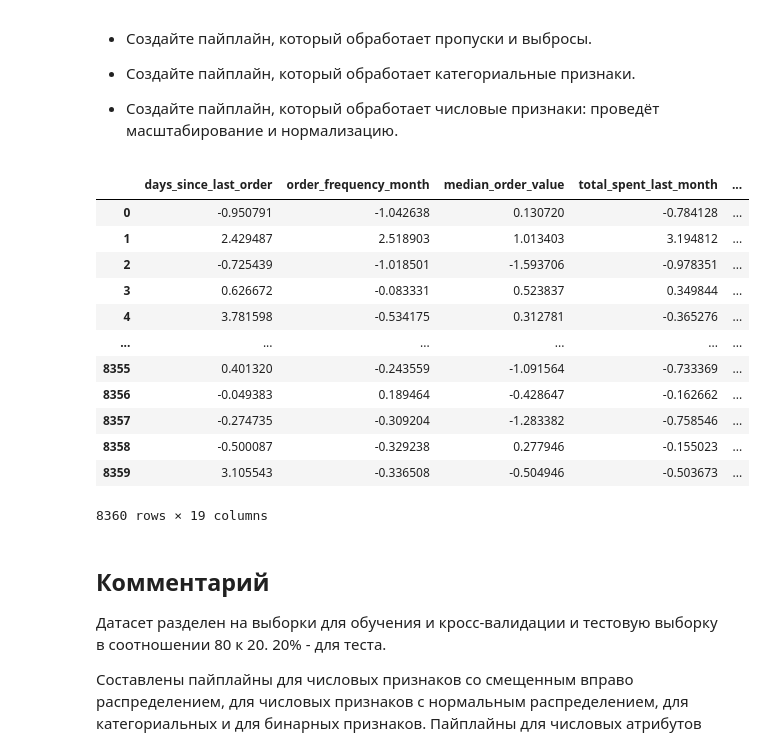
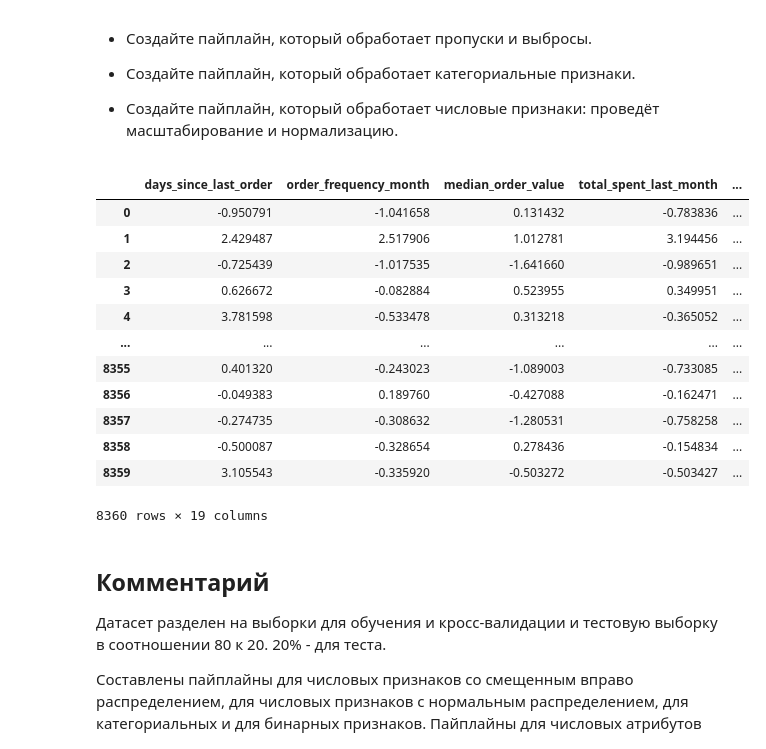
Before and after one commit to TemaQDX/project_happy_coffe_beans, a Jupyter notebook: happy_coffee_beans_project_sprint_11_Artem_Burov.ipynb, the cells around one changed output. Saved outputs shown, nothing was run; the diff lists cells and outputs as text; code cells hidden in the pictures.

```diff
--- a/happy_coffee_beans_project_sprint_11_Artem_Burov.ipynb
+++ b/happy_coffee_beans_project_sprint_11_Artem_Burov.ipynb
@@ -1287,7 +1269,7 @@ target_encoder = TargetEncoder()
 std_scaler = StandardScaler()
 # %%
 # Функция замены выбросов
-def clip_outliers(X, lower_percentile=1, upper_percentile=99):
+def clip_outliers(X, lower_percentile=0, upper_percentile=None):
 
     X = np.array(X)
     X_clipped = np.zeros_like(X)
@@ -1312,7 +1294,7 @@ def clip_outliers(X, lower_percentile=1, upper_percentile=99):
 
 num_clip_outliers_transformer = FunctionTransformer(
     func=clip_outliers,
-    kw_args={'lower_percentile': 1, 'upper_percentile': 99},
+    kw_args={'lower_percentile': 0, 'upper_percentile': 99},
     validate=True
     )
 
@@ -1371,7 +1356,7 @@ ohe_transformer = preprocessor.named_transformers_['cat_ohe']
 ohe_names = ohe_transformer.named_steps['one_hot_encoder'].get_feature_names_out(cat_features_ohe)
 
 # Собираем все имена
-all_names = (
+all_names_base_model = (
     num_features_right_skewed +
     num_features_normal +
     list(ohe_names) +
@@ -1379,20 +1364,20 @@ all_names = (
     binary_features
 )
 # %%
-pd.DataFrame(X_train_val_transformed, columns=all_names)
+pd.DataFrame(X_train_val_transformed, columns=all_names_base_model)
 # %% [output]
 |  | days_since_last_order | order_frequency_month | median_order_value | total_spent_last_month | ... |
-| 0 | -0.950791 | -1.042638 | 0.130720 | -0.784128 | ... |
-| 1 | 2.429487 | 2.518903 | 1.013403 | 3.194812 | ... |
-| 2 | -0.725439 | -1.018501 | -1.593706 | -0.978351 | ... |
-| 3 | 0.626672 | -0.083331 | 0.523837 | 0.349844 | ... |
-| 4 | 3.781598 | -0.534175 | 0.312781 | -0.365276 | ... |
+| 0 | -0.950791 | -1.041658 | 0.131432 | -0.783836 | ... |
+| 1 | 2.429487 | 2.517906 | 1.012781 | 3.194456 | ... |
+| 2 | -0.725439 | -1.017535 | -1.641660 | -0.989651 | ... |
+| 3 | 0.626672 | -0.082884 | 0.523955 | 0.349951 | ... |
+| 4 | 3.781598 | -0.533478 | 0.313218 | -0.365052 | ... |
 | ... | ... | ... | ... | ... | ... |
-| 8355 | 0.401320 | -0.243559 | -1.091564 | -0.733369 | ... |
-| 8356 | -0.049383 | 0.189464 | -0.428647 | -0.162662 | ... |
-| 8357 | -0.274735 | -0.309204 | -1.283382 | -0.758546 | ... |
-| 8358 | -0.500087 | -0.329238 | 0.277946 | -0.155023 | ... |
-| 8359 | 3.105543 | -0.336508 | -0.504946 | -0.503673 | ... |
+| 8355 | 0.401320 | -0.243023 | -1.089003 | -0.733085 | ... |
+| 8356 | -0.049383 | 0.189760 | -0.427088 | -0.162471 | ... |
+| 8357 | -0.274735 | -0.308632 | -1.280531 | -0.758258 | ... |
+| 8358 | -0.500087 | -0.328654 | 0.278436 | -0.154834 | ... |
+| 8359 | 3.105543 | -0.335920 | -0.503272 | -0.503427 | ... |
 8360 rows × 19 columns
 # %% [markdown]
 ## Комментарий
```
Also changed, not shown: parts of 56 cells of this notebook, 1 other file.
